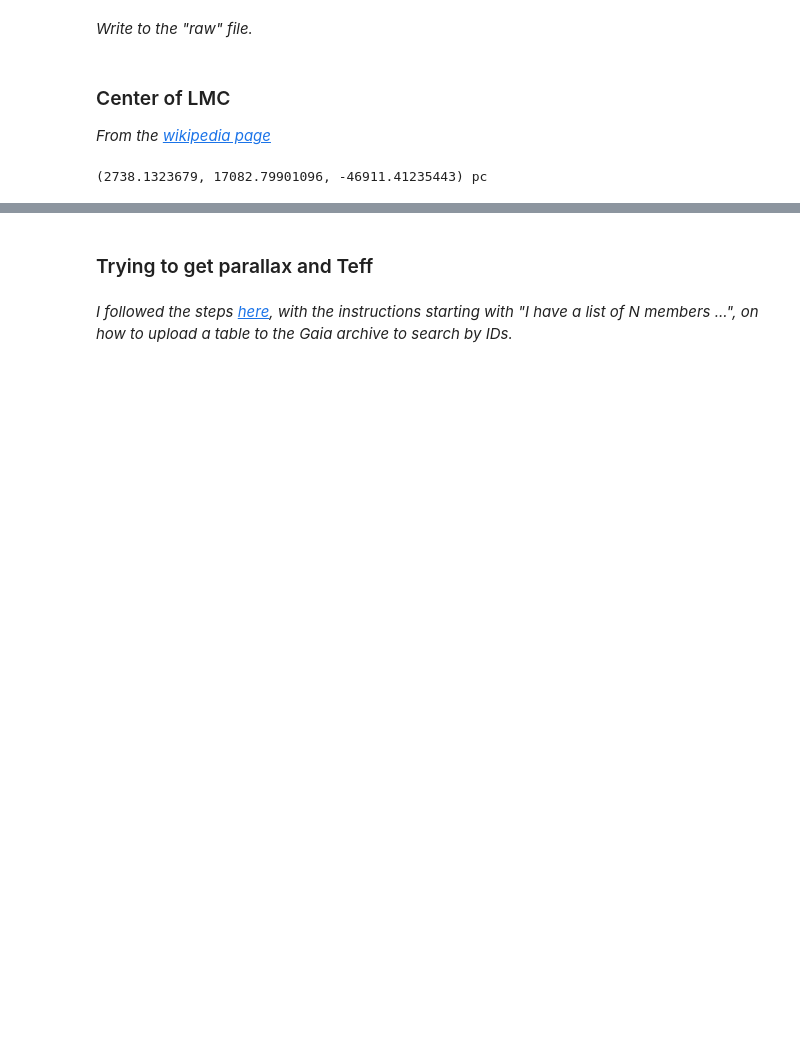
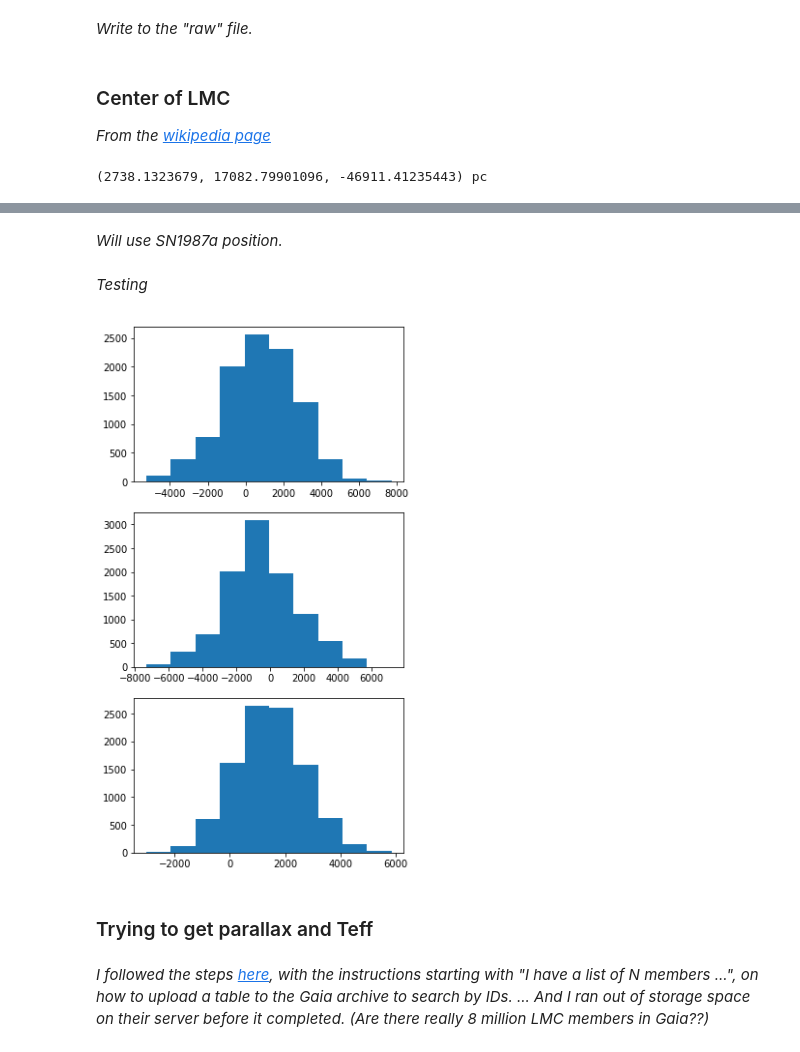
Before and after one commit to ageller/UniviewLMCGaia, a Jupyter notebook: rawdata/createLMC.ipynb, the cells around one changed output, grey strips where cells are left out. Cells and saved outputs as stored; diff of their text form; code cells hidden in the pictures; blank space fills up the shorter version.

```diff
--- a/rawdata/createLMC.ipynb
+++ b/rawdata/createLMC.ipynb
@@ -77,3 +91,5 @@ print(LMCcenter.cartesian)
+# %% [markdown]
+*Will use SN1987a position.*
 # %%
 csvfile = open("LMC.raw", 'wt')
 csvwriter = csv.writer(csvfile, delimiter=' ', quotechar='|', quoting=csv.QUOTE_MINIMAL)
@@ -85 +101,3 @@ for i in range(len(coord)):
 csvfile.close()
+# %% [markdown]
+*Testing*
@@ -86,4 +106,13 @@ csvfile.close()
+# %%
+df = pd.read_csv('LMC.raw', sep=' ', header=None, names=['x','y','z','f1','f2','f3','f4','f5','f6'])
+# %%
+f,(ax1, ax2, ax3) = plt.subplots(3,1, figsize=(5,10))
+N, bins, patches = ax1.hist(df['x'])
+N, bins, patches = ax2.hist(df['y'])
+N, bins, patches = ax3.hist(df['z'])
+# %% [output]
+[figure, added]
 # %% [markdown]
 ### Trying to get parallax and Teff
 # %% [markdown]
-*I followed the steps [here](https://www.gaia.ac.uk/data/gaia-data-release-1/adql-cookbook), with the instructions starting with "I have a list of N members ...", on how to upload a table to the Gaia archive to search by IDs.*
+*I followed the steps [here](https://www.gaia.ac.uk/data/gaia-data-release-1/adql-cookbook), with the instructions starting with "I have a list of N members ...", on how to upload a table to the Gaia archive to search by IDs. ... And I ran out of storage space on their server before it completed.  (Are there really 8 million LMC members in Gaia??)*
```
Also changed, not shown: parts of 6 cells of this notebook, 4 other files.
